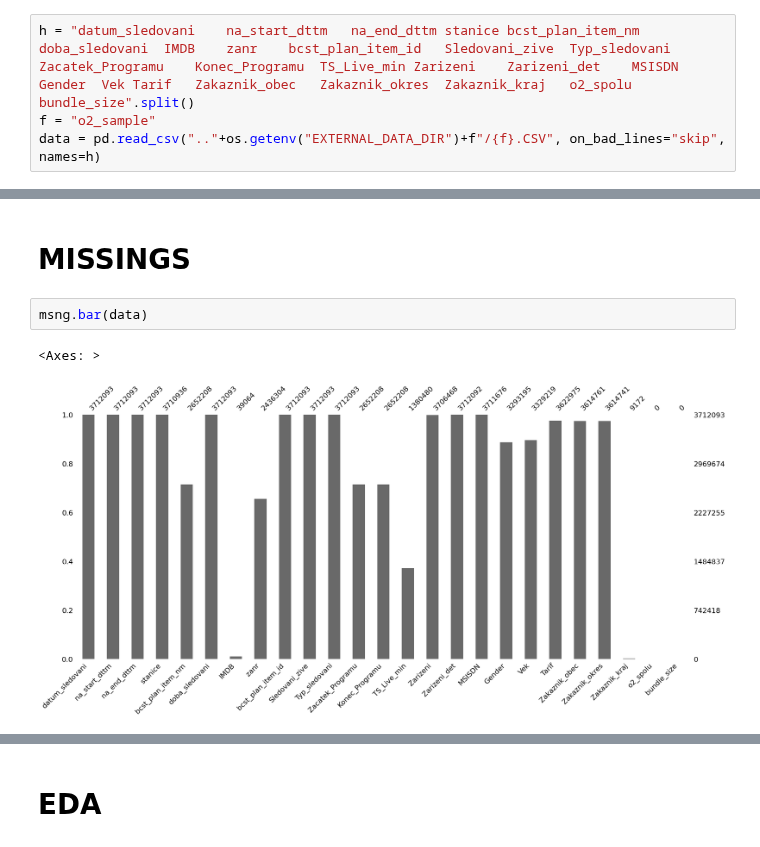
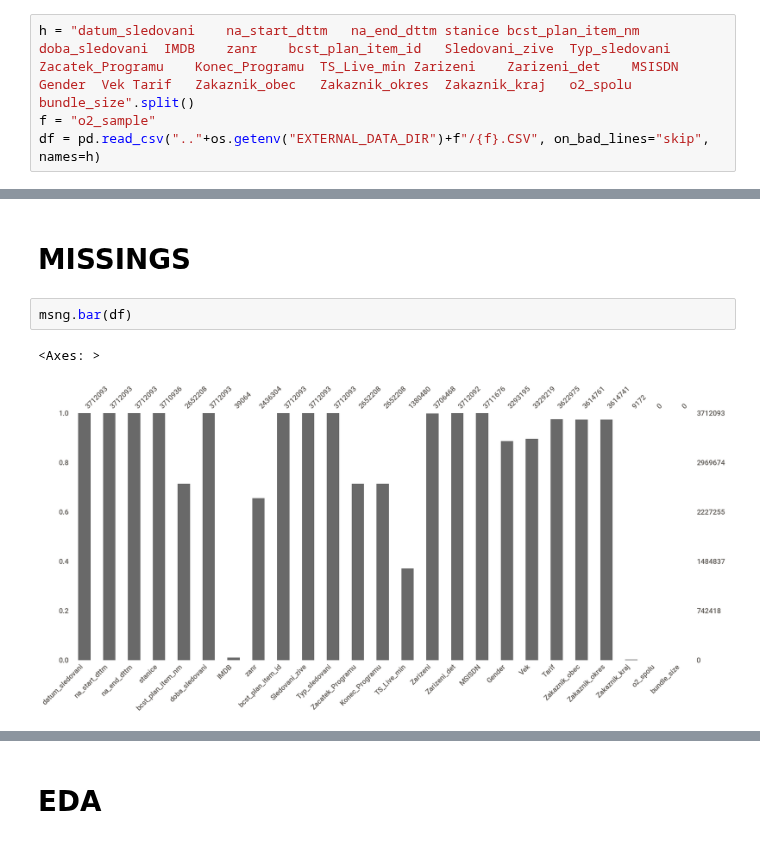
Before and after one commit to babenyshevs/leetcode, a Jupyter notebook: notebooks/0.01-sba-initial-data-exploration.ipynb, the cells around one changed output, grey strips where cells are left out. Drawn from its saved outputs; the diff is of its cells as text.

```diff
--- a/notebooks/0.01-sba-initial-data-exploration.ipynb
+++ b/notebooks/0.01-sba-initial-data-exploration.ipynb
@@ -56,5 +59,5 @@ channels_internal = {"ČT1",
 # %%
 h = "datum_sledovani	na_start_dttm	na_end_dttm	stanice	bcst_plan_item_nm	doba_sledovani	IMDB	zanr	bcst_plan_item_id	Sledovani_zive	Typ_sledovani	Zacatek_Programu	Konec_Programu	TS_Live_min	Zarizeni	Zarizeni_det	MSISDN	Gender	Vek	Tarif	Zakaznik_obec	Zakaznik_okres	Zakaznik_kraj	o2_spolu	bundle_size".split()
 f = "o2_sample"
-data = pd.read_csv(".."+os.getenv("EXTERNAL_DATA_DIR")+f"/{f}.CSV", on_bad_lines="skip", names=h)
+df = pd.read_csv(".."+os.getenv("EXTERNAL_DATA_DIR")+f"/{f}.CSV", on_bad_lines="skip", names=h)
 # %%
@@ -75,8 +78,8 @@ channels_o2
 # %% [markdown]
 # MISSINGS
 # %%
-msng.bar(data)
+msng.bar(df)
 # %% [output]
 <Axes: >
-[figure, old version]
+[figure, new version]
 # %%
```
Also changed, not shown: parts of 7 cells of this notebook, 1 other file.
